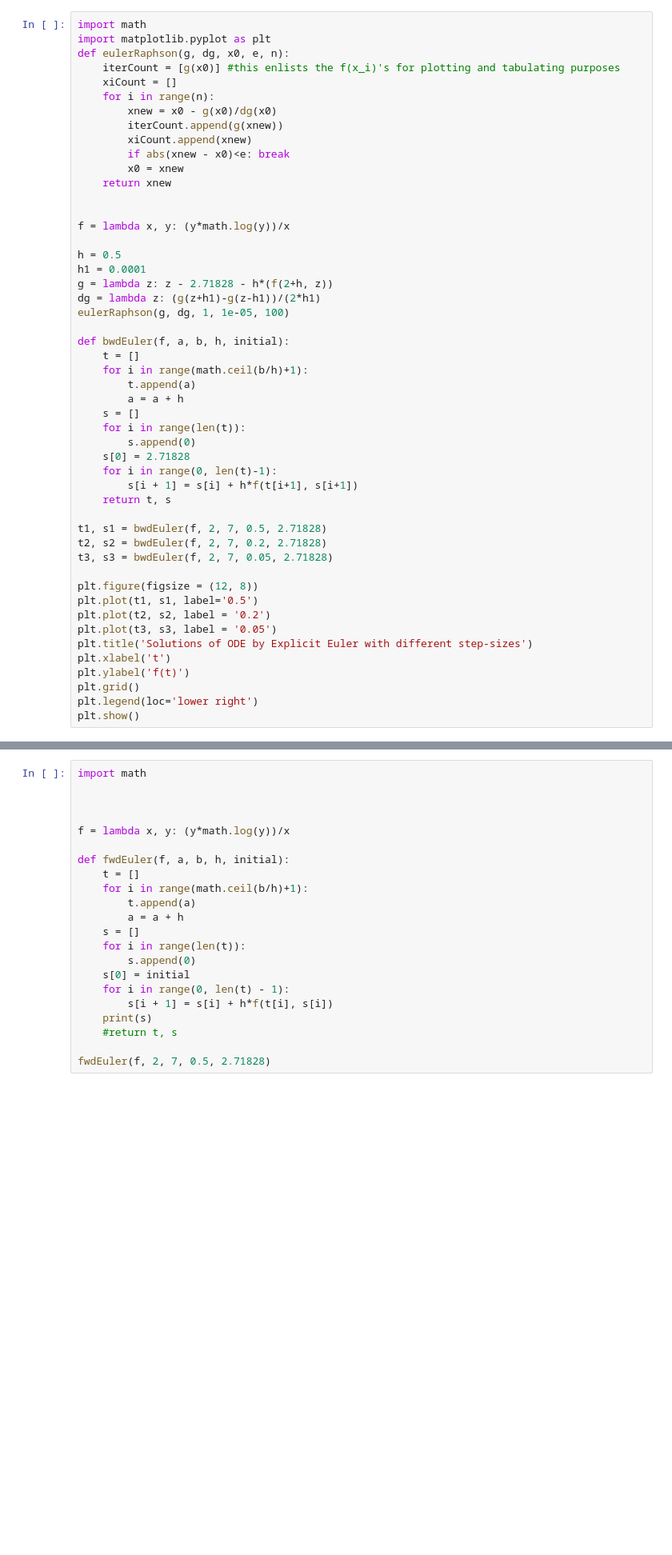
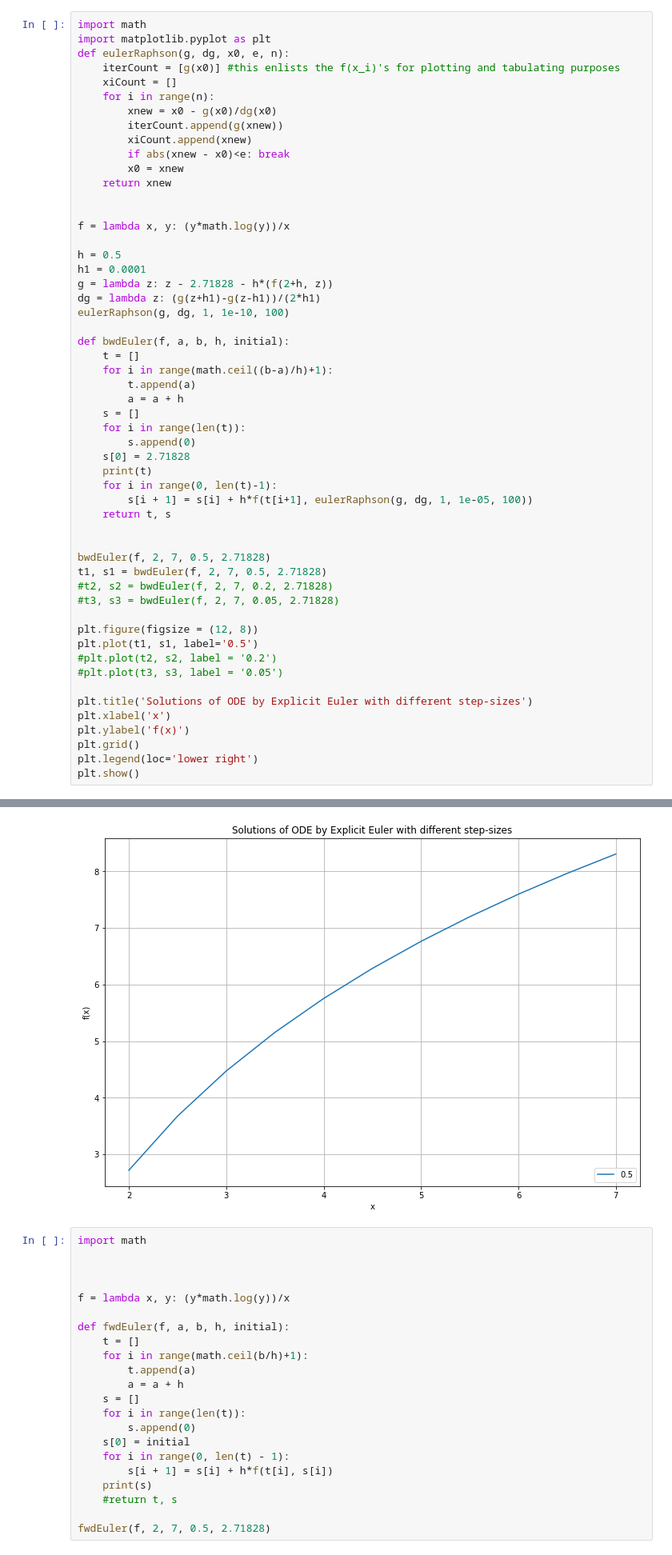
Before and after one commit to kmaitreys/p346-computational-lab, a Jupyter notebook: assignment-7/assignment-7.ipynb, the cells around one changed output, grey strips where cells are left out. Shown at 80% size. Cells and saved outputs as stored; diff of their text form; blank space fills up the shorter version.

Commit message:
improved explicit euler

```diff
--- a/assignment-7/assignment-7.ipynb
+++ b/assignment-7/assignment-7.ipynb
@@ -41,32 +43,37 @@ h = 0.5
 h1 = 0.0001
 g = lambda z: z - 2.71828 - h*(f(2+h, z))
 dg = lambda z: (g(z+h1)-g(z-h1))/(2*h1)
-eulerRaphson(g, dg, 1, 1e-05, 100)
+eulerRaphson(g, dg, 1, 1e-10, 100)
 
 def bwdEuler(f, a, b, h, initial):
     t = []
-    for i in range(math.ceil(b/h)+1):
+    for i in range(math.ceil((b-a)/h)+1):
         t.append(a)
         a = a + h
     s = []
     for i in range(len(t)):
         s.append(0)
     s[0] = 2.71828
+    print(t)
     for i in range(0, len(t)-1):
-        s[i + 1] = s[i] + h*f(t[i+1], s[i+1])
+        s[i + 1] = s[i] + h*f(t[i+1], eulerRaphson(g, dg, 1, 1e-05, 100))
     return t, s
 
+
+bwdEuler(f, 2, 7, 0.5, 2.71828)
 t1, s1 = bwdEuler(f, 2, 7, 0.5, 2.71828)
-t2, s2 = bwdEuler(f, 2, 7, 0.2, 2.71828)
-t3, s3 = bwdEuler(f, 2, 7, 0.05, 2.71828)
+#t2, s2 = bwdEuler(f, 2, 7, 0.2, 2.71828)
+#t3, s3 = bwdEuler(f, 2, 7, 0.05, 2.71828)
 
 plt.figure(figsize = (12, 8))
 plt.plot(t1, s1, label='0.5')
-plt.plot(t2, s2, label = '0.2')
-plt.plot(t3, s3, label = '0.05')
+#plt.plot(t2, s2, label = '0.2')
+#plt.plot(t3, s3, label = '0.05')
+
 plt.title('Solutions of ODE by Explicit Euler with different step-sizes')
-plt.xlabel('t')
-plt.ylabel('f(t)')
+plt.xlabel('x')
+plt.ylabel('f(x)')
 plt.grid()
 plt.legend(loc='lower right')
 plt.show()
+# %% [output]
@@ -73,3 +82,4 @@ plt.show()
+[figure, added]
 # %%
 import math
 
```
Also changed, not shown: parts of 4 cells of this notebook, 1 other file.
